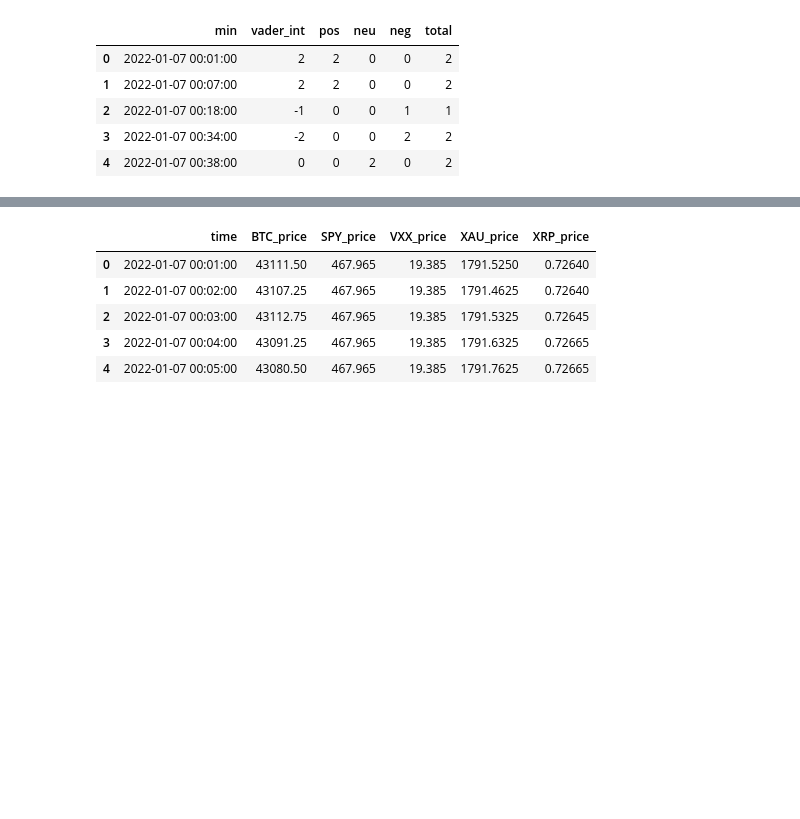
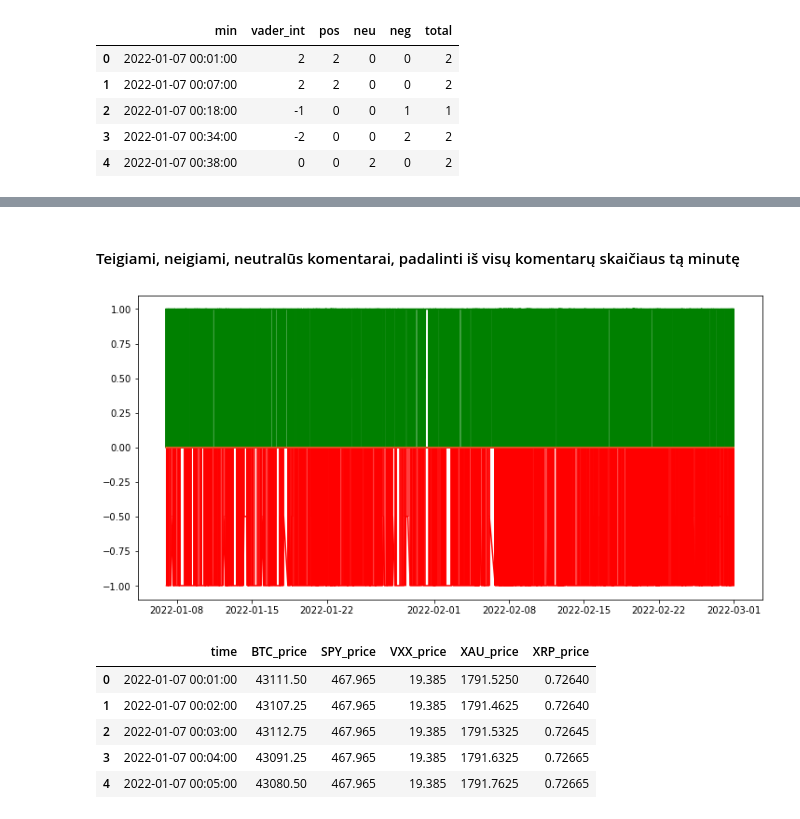
Before and after one commit to MGaulia/PD, a Jupyter notebook: 3 Sentiment.ipynb, the cells around one changed output, grey strips where cells are left out. Cells and saved outputs as stored; diff of their text form; code cells hidden in the pictures; blank space fills up the shorter version.

```diff
--- a/3 Sentiment.ipynb
+++ b/3 Sentiment.ipynb
@@ -210,3 +224,19 @@ minutesum.head()
+# %% [markdown]
+#### Teigiami, neigiami, neutralūs komentarai, padalinti iš visų komentarų skaičiaus tą minutę
+# %%
+posmin['vader_int/total'] = posmin['vader_int'] / posmin['total']
+negmin['vader_int/total'] = negmin['vader_int'] / negmin['total']
+neumin['vader_int/total'] = neumin['vader_int'] / neumin['total']
+
+f = plt.figure()
+f.set_figwidth(12)
+f.set_figheight(6)
+plt.stem(posmin['min'], posmin['vader_int/total'], markerfmt = 'green', linefmt = 'green')
+plt.stem(negmin['min'], negmin['vader_int/total'], markerfmt = 'red', linefmt = 'red')
+plt.stem(neumin['min'], neumin['vader_int/total'], markerfmt = 'yellow', linefmt = 'yellow')
+plt.show()
+# %% [output]
+[figure, added]
 # %%
 minuteprices = pd.read_csv("raw_data/minute.csv")
 minuteprices.time = pd.to_datetime(minuteprices.time,infer_datetime_format = True,  utc = True)
```
Also changed, not shown: parts of 14 cells of this notebook, 1 other file.
